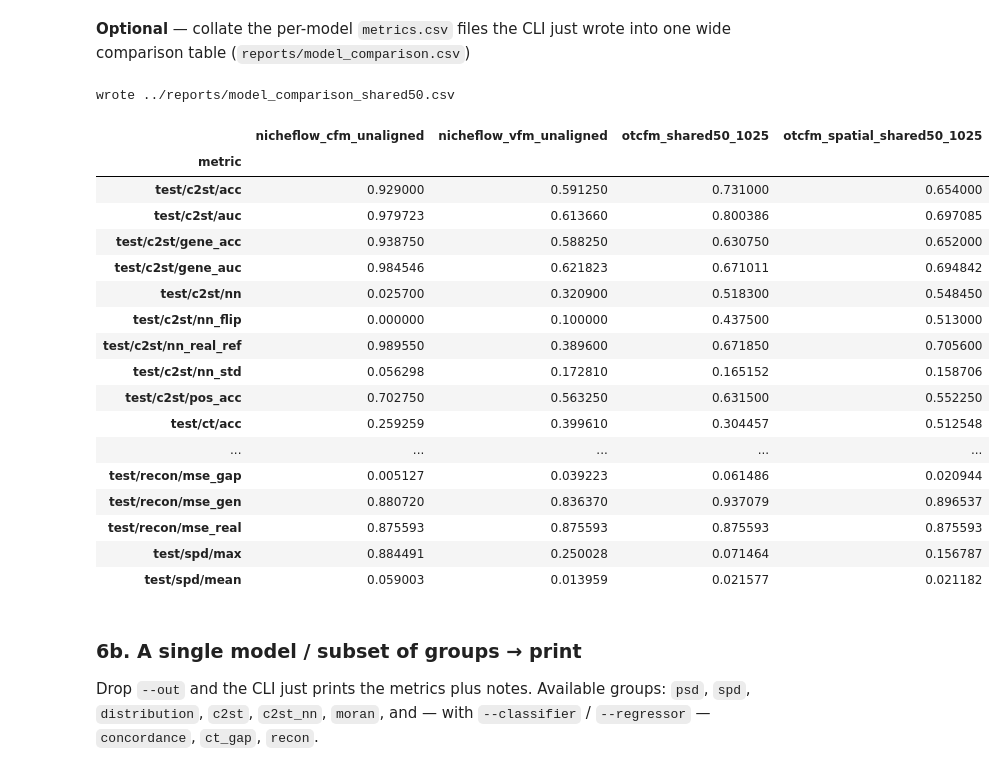
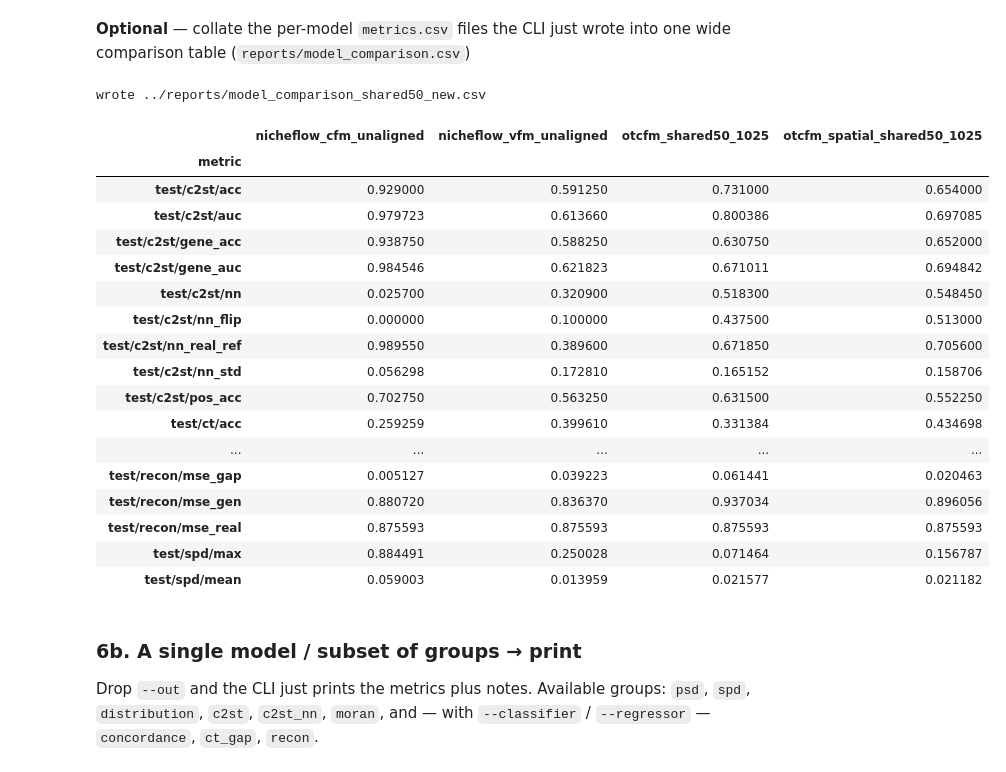
Before and after one commit to MONICAWAN1/eval_metrics, a Jupyter notebook: notebooks/evaluation.ipynb, the cells around one changed output. Drawn from its saved outputs; the diff is of its cells as text; code cells hidden in the pictures.

```diff
--- a/notebooks/evaluation.ipynb
+++ b/notebooks/evaluation.ipynb
@@ -503,34 +541,34 @@ comparison table (`reports/model_comparison.csv`)
 # %%
 import glob
 import os
 
 import pandas as pd
 
 cols = {}
-for csv_path in sorted(glob.glob("../reports/*/metrics_npc50.csv")):
+for csv_path in sorted(glob.glob("../reports/*/metrics_npc50_new.csv")):
     name = os.path.basename(os.path.dirname(csv_path))
     cols[name] = pd.read_csv(csv_path, index_col="metric")["value"]
 table = pd.DataFrame(cols).sort_index()
-table.to_csv("../reports/model_comparison_shared50.csv")
-print("wrote ../reports/model_comparison_shared50.csv")
+table.to_csv("../reports/model_comparison_shared50_new.csv")
+print("wrote ../reports/model_comparison_shared50_new.csv")
 table
 # %% [output]
-wrote ../reports/model_comparison_shared50.csv
+wrote ../reports/model_comparison_shared50_new.csv
 |  | nicheflow_cfm_unaligned | nicheflow_vfm_unaligned | otcfm_shared50_1025 | otcfm_spatial_shared50_1025 |
 | metric |  |  |  |  |
 | test/c2st/acc | 0.929000 | 0.591250 | 0.731000 | 0.654000 |
 | test/c2st/auc | 0.979723 | 0.613660 | 0.800386 | 0.697085 |
 | test/c2st/gene_acc | 0.938750 | 0.588250 | 0.630750 | 0.652000 |
 | test/c2st/gene_auc | 0.984546 | 0.621823 | 0.671011 | 0.694842 |
 | test/c2st/nn | 0.025700 | 0.320900 | 0.518300 | 0.548450 |
 | test/c2st/nn_flip | 0.000000 | 0.100000 | 0.437500 | 0.513000 |
 | test/c2st/nn_real_ref | 0.989550 | 0.389600 | 0.671850 | 0.705600 |
 | test/c2st/nn_std | 0.056298 | 0.172810 | 0.165152 | 0.158706 |
 | test/c2st/pos_acc | 0.702750 | 0.563250 | 0.631500 | 0.552250 |
-| test/ct/acc | 0.259259 | 0.399610 | 0.304457 | 0.512548 |
+| test/ct/acc | 0.259259 | 0.399610 | 0.331384 | 0.434698 |
 | ... | ... | ... | ... | ... |
-| test/recon/mse_gap | 0.005127 | 0.039223 | 0.061486 | 0.020944 |
-| test/recon/mse_gen | 0.880720 | 0.836370 | 0.937079 | 0.896537 |
+| test/recon/mse_gap | 0.005127 | 0.039223 | 0.061441 | 0.020463 |
+| test/recon/mse_gen | 0.880720 | 0.836370 | 0.937034 | 0.896056 |
 | test/recon/mse_real | 0.875593 | 0.875593 | 0.875593 | 0.875593 |
 | test/spd/max | 0.884491 | 0.250028 | 0.071464 | 0.156787 |
 | test/spd/mean | 0.059003 | 0.013959 | 0.021577 | 0.021182 |
```
Also changed, not shown: parts of 5 cells of this notebook, 6 other files.
